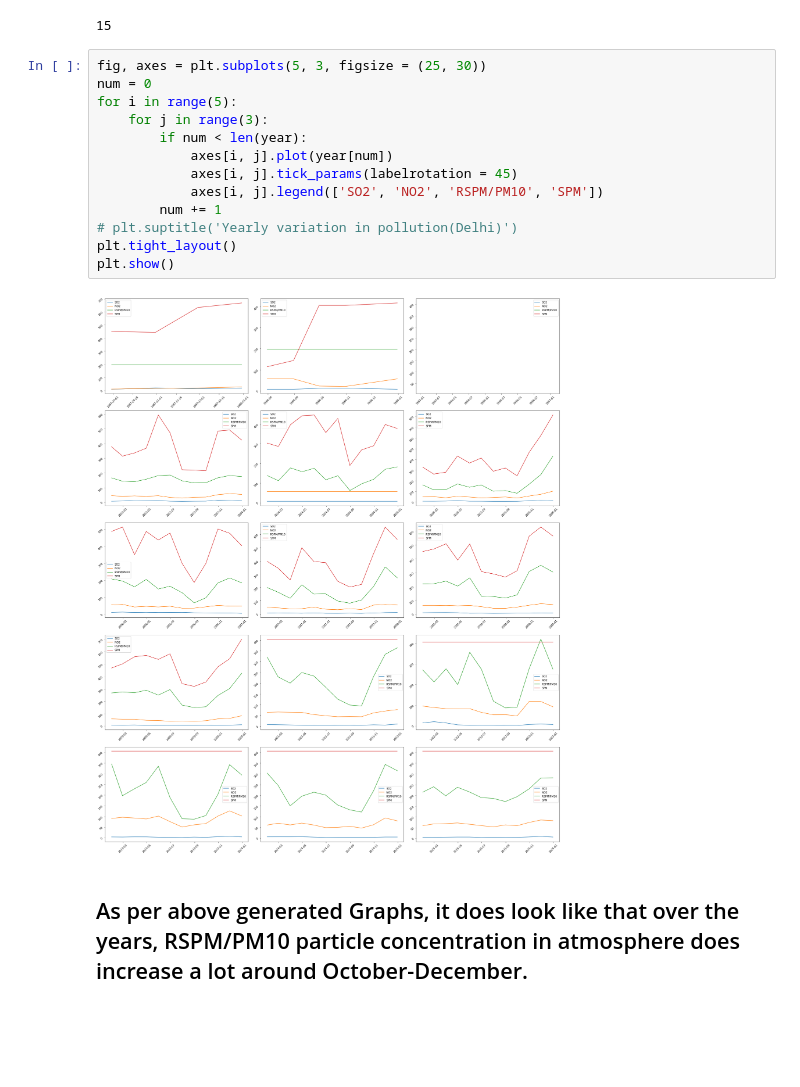
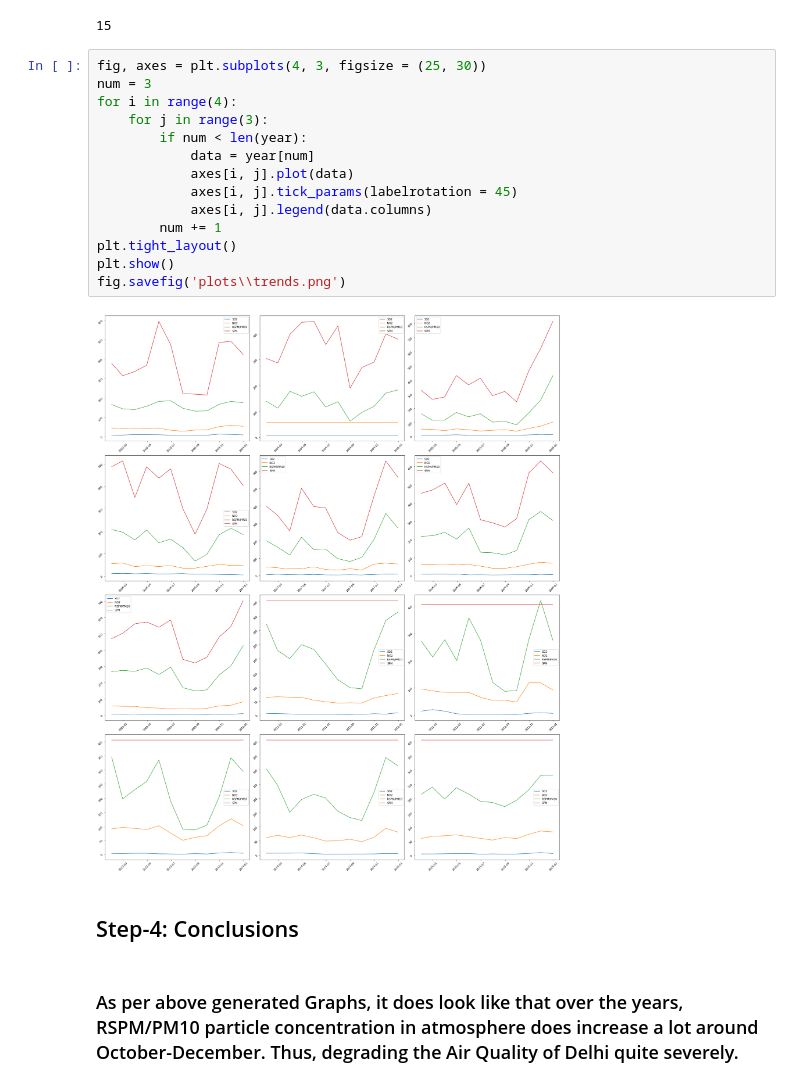
Before and after one commit to shubh8990/Data_Science_Projects, a Jupyter notebook: Delhi AQI/Delhi Air Quality.ipynb, the cells around one changed output. Saved outputs shown, nothing was run; the diff lists cells and outputs as text; blank space fills up the shorter version.

```diff
--- a/Delhi AQI/Delhi Air Quality.ipynb
+++ b/Delhi AQI/Delhi Air Quality.ipynb
@@ -466,19 +494,22 @@ len(year)
 # %% [output]
 15
 # %%
-fig, axes = plt.subplots(5, 3, figsize = (25, 30))
-num = 0
-for i in range(5):
+fig, axes = plt.subplots(4, 3, figsize = (25, 30))
+num = 3
+for i in range(4):
     for j in range(3):
         if num < len(year):
-            axes[i, j].plot(year[num])
+            data = year[num]
+            axes[i, j].plot(data)
             axes[i, j].tick_params(labelrotation = 45)
-            axes[i, j].legend(['SO2', 'NO2', 'RSPM/PM10', 'SPM'])
+            axes[i, j].legend(data.columns)
         num += 1
-# plt.suptitle('Yearly variation in pollution(Delhi)')
 plt.tight_layout()
 plt.show()
+fig.savefig('plots\\trends.png')
 # %% [output]
-[figure, old version]
+[figure, new version]
+# %% [markdown]
+## Step-4: Conclusions
 # %% [markdown]
-## As per above generated Graphs, it does look like that over the years, RSPM/PM10 particle concentration in atmosphere does increase a lot around October-December.
+### As per above generated Graphs, it does look like that over the years, RSPM/PM10 particle concentration in atmosphere does increase a lot around October-December. Thus, degrading the Air Quality of Delhi quite severely.
```
Also changed, not shown: parts of 20 cells of this notebook, 3 other files.
